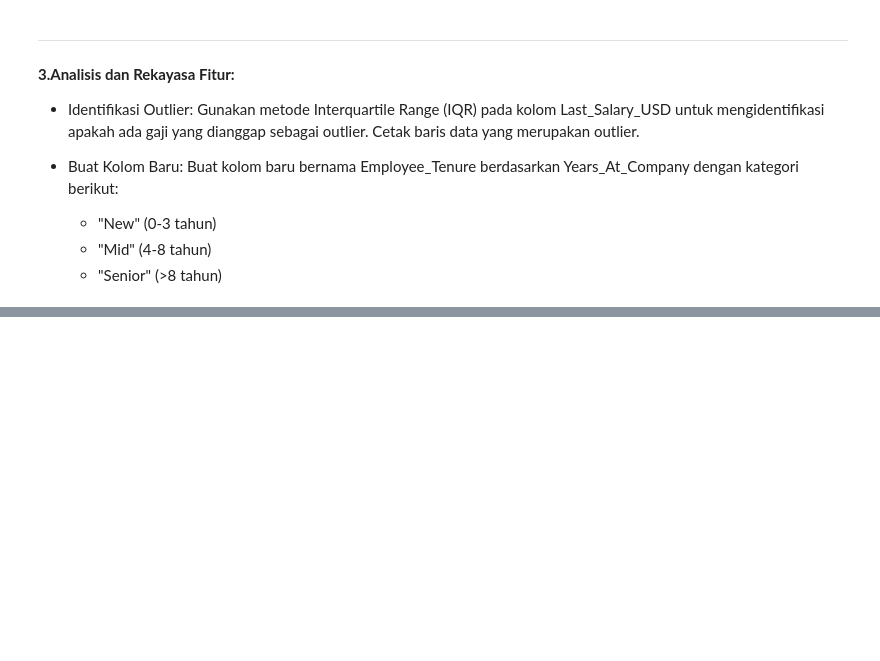
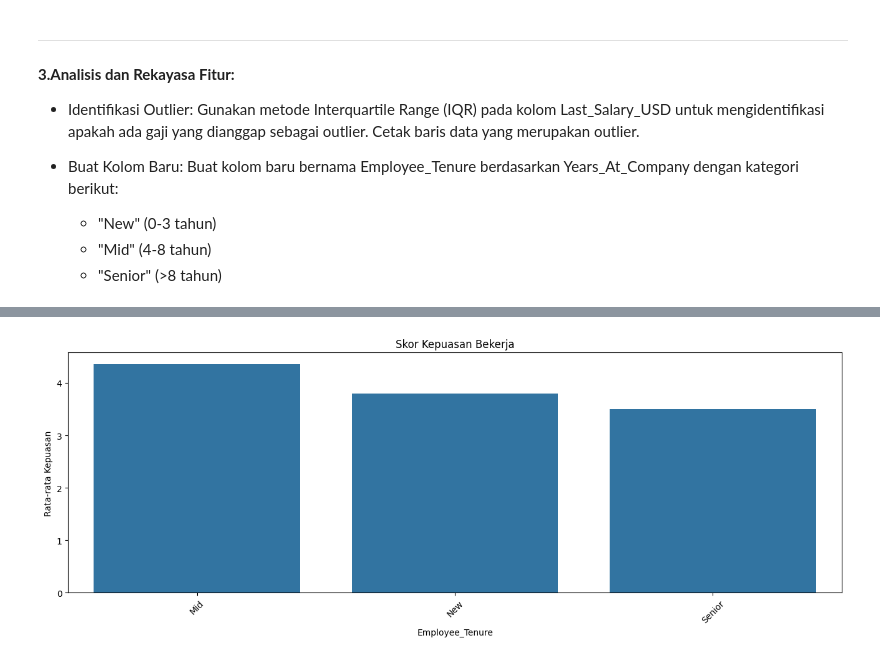
Before and after one commit to Aris0506/Python-Data-Analysis-Project-learning-journey, a Jupyter notebook: 006Exploratory Data Analysis in Python/2Data Cleaning and Imputation/Anallisis_data_karyawan_fiktif.ipynb, the cells around one changed output, grey strips where cells are left out. Saved outputs shown, nothing was run; the diff lists cells and outputs as text; code cells hidden in the pictures; blank space fills up the shorter version.

```diff
--- a/006Exploratory Data Analysis in Python/2Data Cleaning and Imputation/Anallisis_data_karyawan_fiktif.ipynb
+++ b/006Exploratory Data Analysis in Python/2Data Cleaning and Imputation/Anallisis_data_karyawan_fiktif.ipynb
@@ -69,0 +212,4 @@ dtype: int64
+# %%
+# calculate Satisfaction_Score
+skor_kepuasan_avg = df_clean.groupby('Employee_Tenure')['Satisfaction_Score'].agg(['mean']).round(2)
+skor_kepuasan_avg
@@ -69,0 +222,11 @@ dtype: int64
+# %%
+plt.figure(figsize=(16,5))
+sns.barplot(x=skor_kepuasan_avg.index, y=skor_kepuasan_avg["mean"])
+
+plt.title("Skor Kepuasan Bekerja")
+plt.xlabel("Employee_Tenure")
+plt.ylabel("Rata-rata Kepuasan")
+plt.xticks(rotation=45)
+plt.show()
+# %% [output]
+[figure, added]
```
Also changed, not shown: parts of 14 cells of this notebook.
